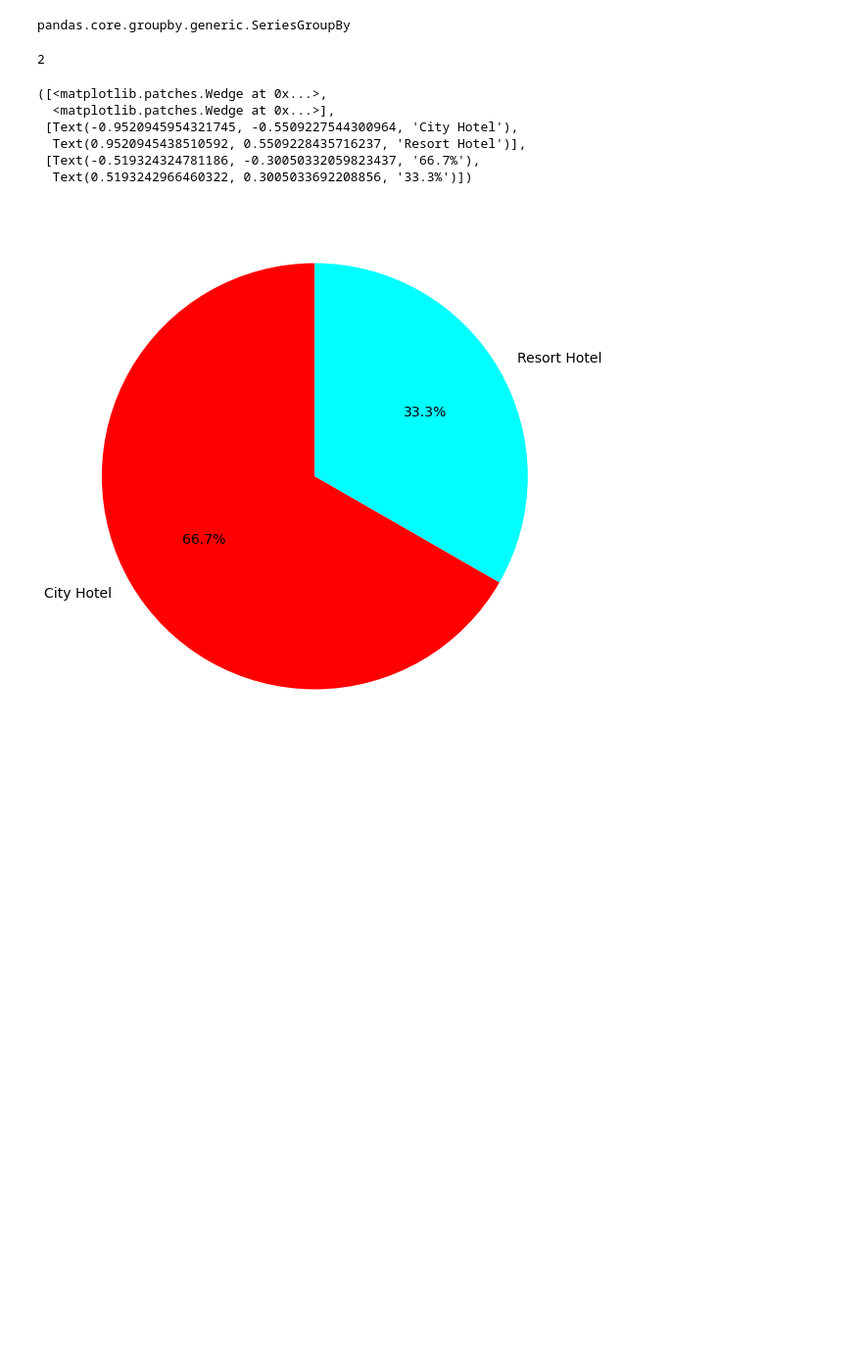
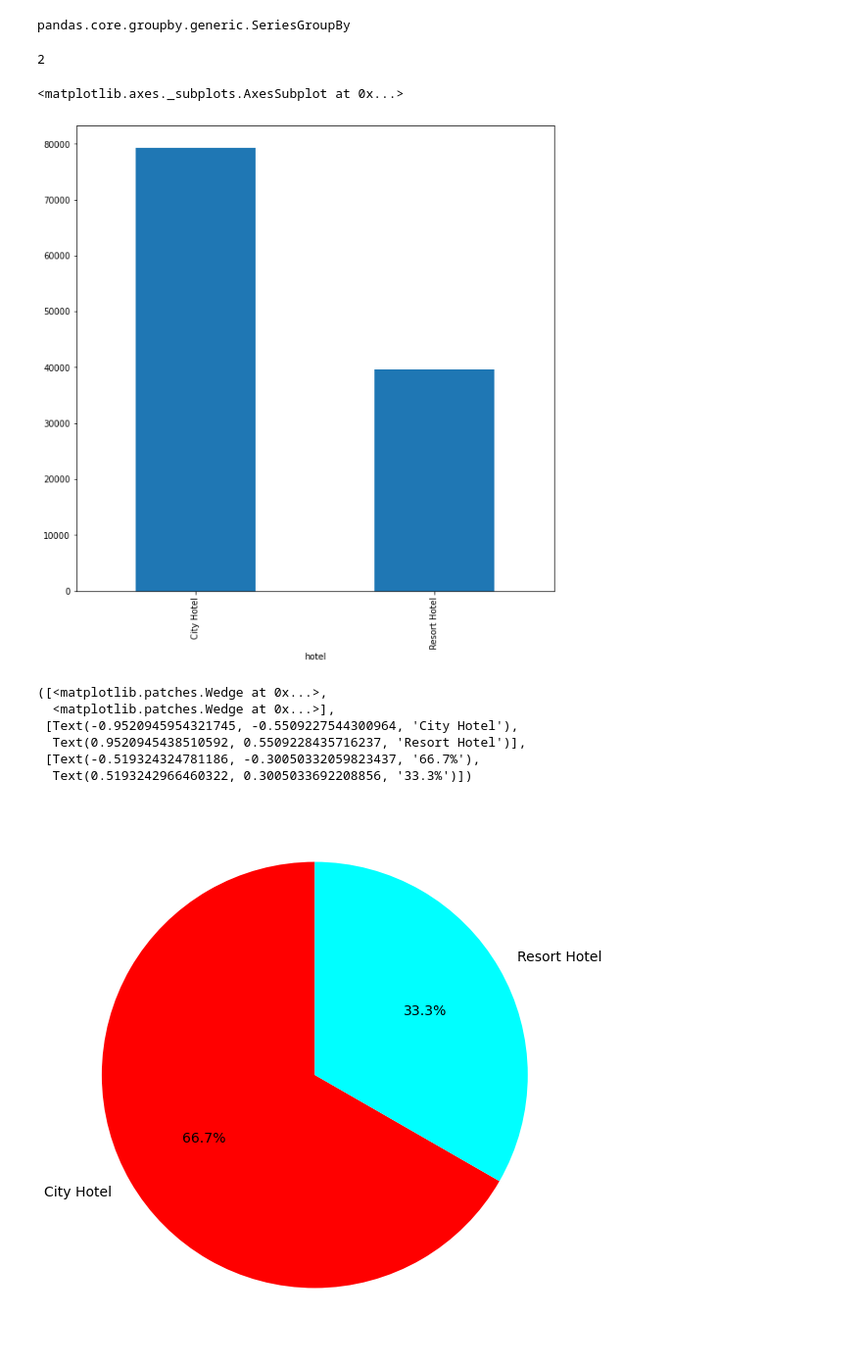
Before and after one commit to V-dit/EDA-hotel-booking-analysis, a Jupyter notebook: Hotel_Booking_Analysis_Capstone_Project.ipynb, the cells around one changed output. Shown at 98% size. Cells and saved outputs as stored; diff of their text form; code cells hidden in the pictures; blank space fills up the shorter version.

```diff
--- a/Hotel_Booking_Analysis_Capstone_Project.ipynb
+++ b/Hotel_Booking_Analysis_Capstone_Project.ipynb
@@ -246,6 +246,12 @@ pandas.core.groupby.generic.SeriesGroupBy
 len(hotel_country)
 # %% [output]
 2
+# %%
+# Plotting Bar chart for hotel
+df_nonull.groupby(['hotel']).size().plot(kind = "bar")
+# %% [output]
+<matplotlib.axes._subplots.AxesSubplot at 0x...>
+[figure, added]
 # %%
 # Plotting the data in pie chart as the bar chart doesn't quite well represent this.
 plt.rcParams['figure.figsize'] = 10,10
```
